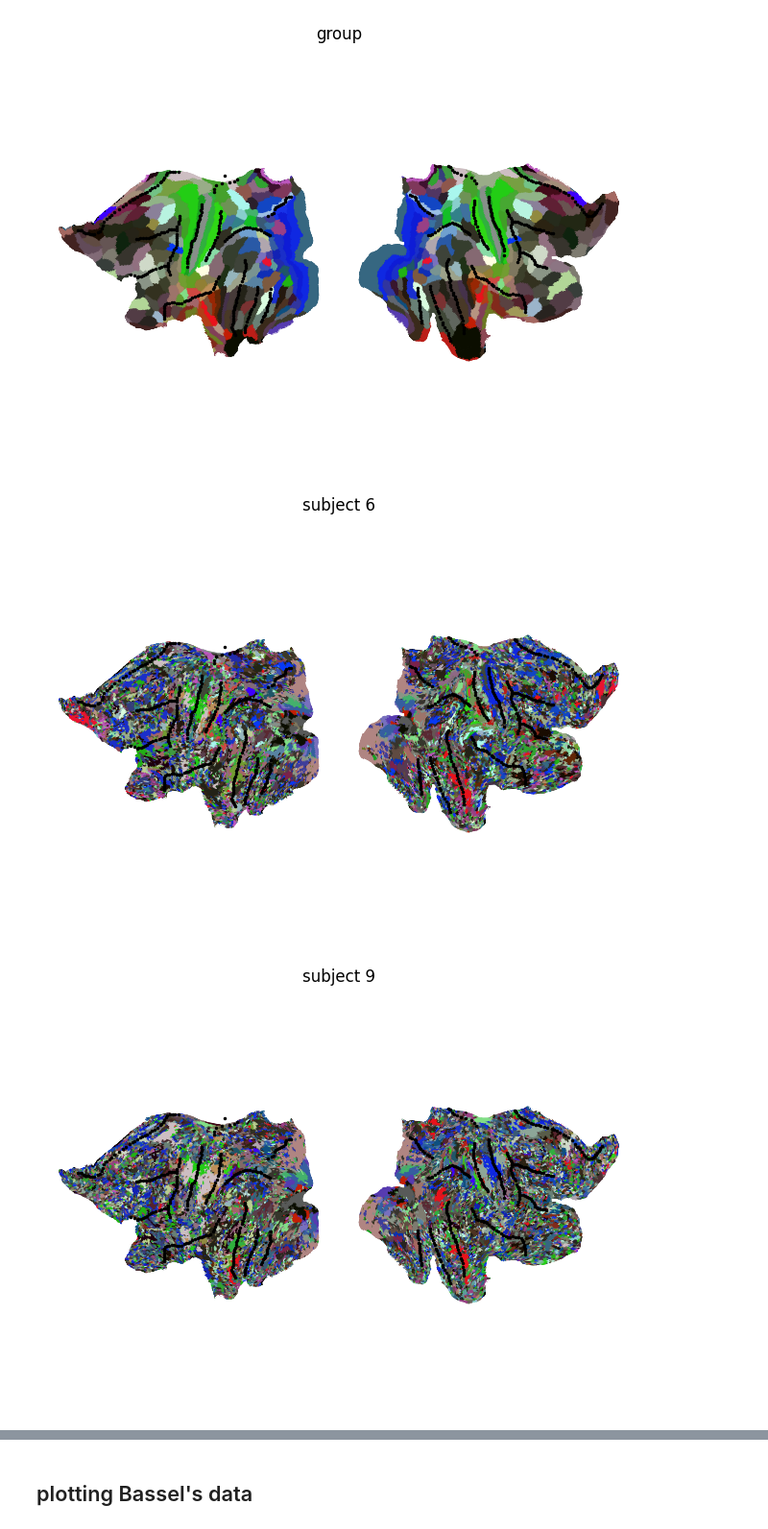
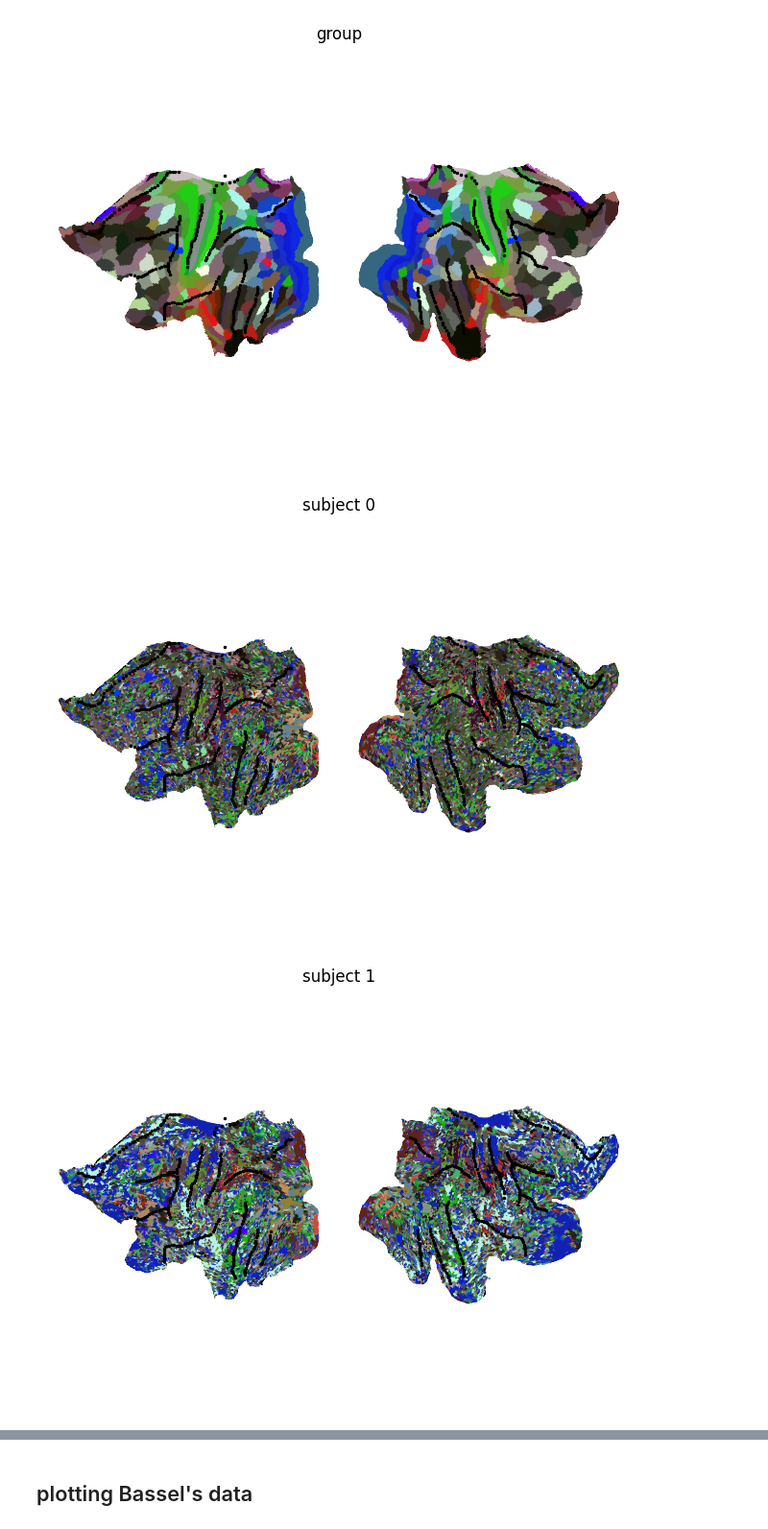
Before and after one commit to jkderrick028/PFC_parcellation, a Jupyter notebook: code/START_A5_bayes_parcellation.ipynb, the cells around one changed output, grey strips where cells are left out. Shown at 96% size. Cells and saved outputs as stored; diff of their text form; code cells hidden in the pictures.

```diff
--- a/code/START_A5_bayes_parcellation.ipynb
+++ b/code/START_A5_bayes_parcellation.ipynb
@@ -49,7 +49,7 @@ U = IndividualParcellation.utils.convert_hard_to_prob(U, strength=7.0)
 ar_model = ar.build_arrangement_model(U, prior_type='logpi', atlas=atlas)
 
 # loading MDTB data
-PKL_data = os.path.join(projectPath, 'data', f'{dataset_name}_Cond_Half.pkl')
+PKL_data = os.path.join(projectPath, 'data', f'{dataset_name}_Cond_All_ses-s1.pkl')
 with open(PKL_data, 'rb') as pf:
     original_data = pickle.load(pf)
     data = original_data['X_individuals']
@@ -166,16 +164,16 @@ plt.tight_layout()
 [figure]
 # %%
 # plot 3 individual subjects
-for i,s in enumerate([6,9,12]):
+for i,s in enumerate([0, 1]):
     surf_data = U_indiv[s].detach().numpy()
 
     plt.figure()
     plt.subplot(1, 2, 1)
     plot_probseg(surf_data, cmap, 'L')
     plt.subplot(1, 2, 2)
     plot_probseg(surf_data, cmap, 'R')
     plt.suptitle(f'subject {s}')
     plt.tight_layout()
 # %% [output]
-[figure, old version]
+[figure, new version]
-[figure, old version]
+[figure, new version]
```
Also changed, not shown: parts of 3 cells of this notebook, 1 other file.
